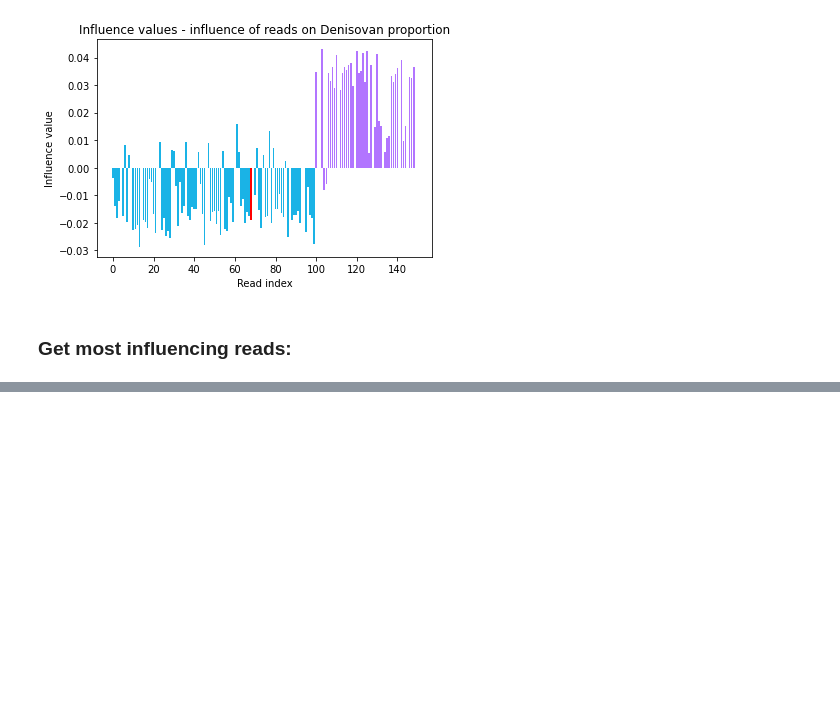
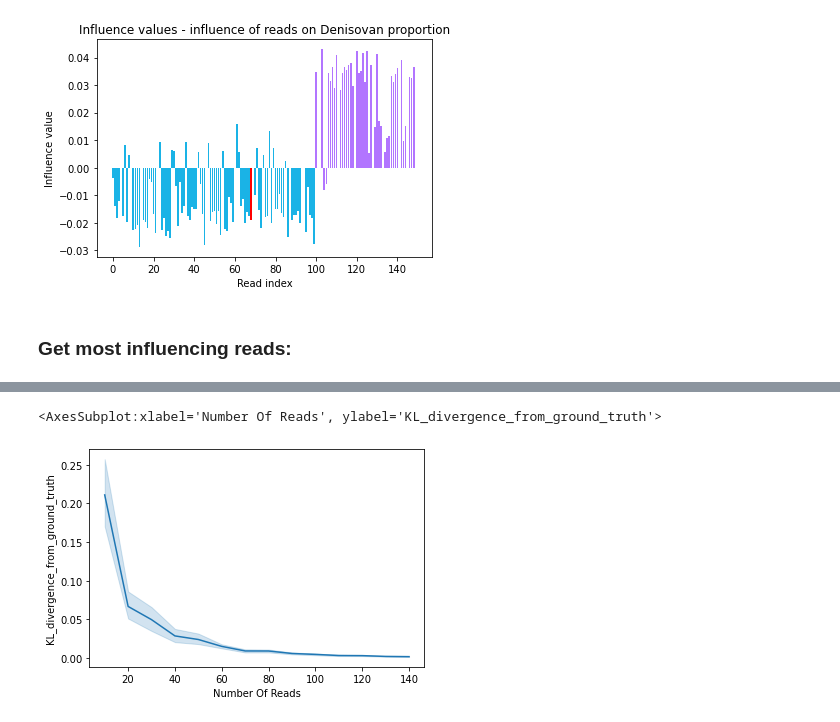
Before and after one commit to Amitbergman/ExplaibableAncientDNAAnalysisTool, a Jupyter notebook: Demo.ipynb, the cells around one changed output, grey strips where cells are left out. Cells and saved outputs as stored; diff of their text form; code cells hidden in the pictures; blank space fills up the shorter version.

```diff
--- a/Demo.ipynb
+++ b/Demo.ipynb
@@ -267,0 +254,24 @@ Here we sample groups from the known simulated samples we created, and calculate
+# %%
+sample_sizes = [10*i for i in range(100) if i > 0 and 10*i < total_length]
+print(sample_sizes)
+indexes = [i for i in range(total_length)]
+number_of_trials_per_sample_size = 100
+
+data_kl = []
+data_kl_guess = []
+
+for sample_size in sample_sizes:
+    print("sample size:", sample_size)
+    chi_square_p_values_current = []
+    number_of_samples = 0
+    while (number_of_samples < number_of_trials_per_sample_size):
+        sample = random.sample(indexes, sample_size)
+        neanderthals_in_sample = len([i for i in sample if i in neanderthal_indexes])/sample_size
+        sapiens_in_sample = len([i for i in sample if i in sapienses_indexes])/sample_size
+        denisovans_in_sample = len([i for i in sample if i in denisovans_indexes])/sample_size
+        if(denisovans_in_sample > 0 and sapiens_in_sample > 0 and neanderthals_in_sample > 0):
+            expected_result = np.asarray([sapiens_in_sample, neanderthals_in_sample, denisovans_in_sample])
+            result = likeli_calculator.calc_maximum_likelihood_on_subset(sample).values[0]
+            kl_divergence_result = sum(rel_entr(result, expected_result))
+            data_kl.append((sample_size, kl_divergence_result))
+            number_of_samples+=1
@@ -267,0 +294,6 @@ Here we sample groups from the known simulated samples we created, and calculate
+# %%
+df_kl_divergence = pd.DataFrame(data_kl, columns=["Number Of Reads", "KL_divergence_from_ground_truth"])
+sns.lineplot(data=df_kl_divergence, x="Number Of Reads", y="KL_divergence_from_ground_truth")
+# %% [output]
+<AxesSubplot:xlabel='Number Of Reads', ylabel='KL_divergence_from_ground_truth'>
+[figure, added]
```
Also changed, not shown: parts of 6 cells of this notebook, 1 other file.
